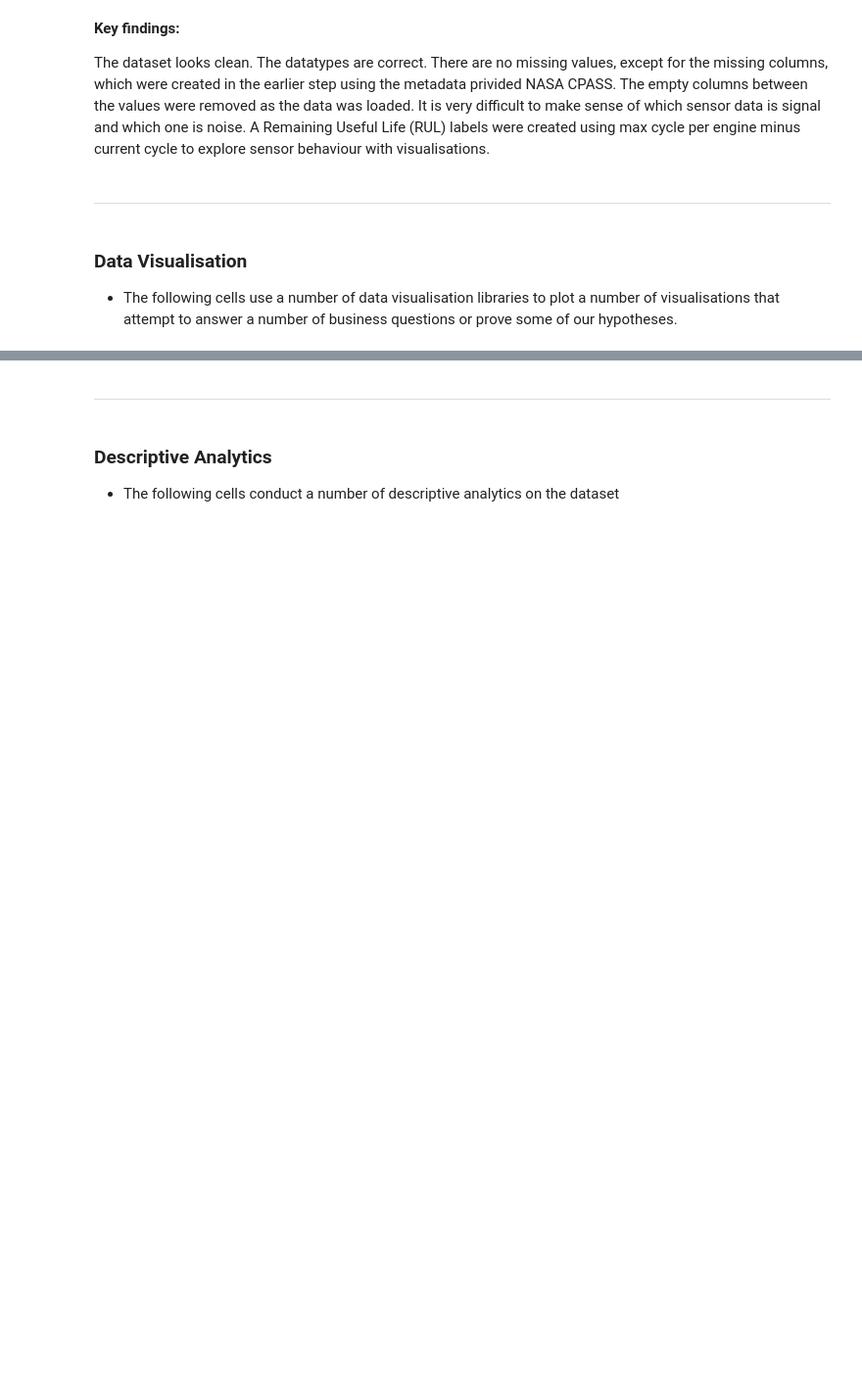
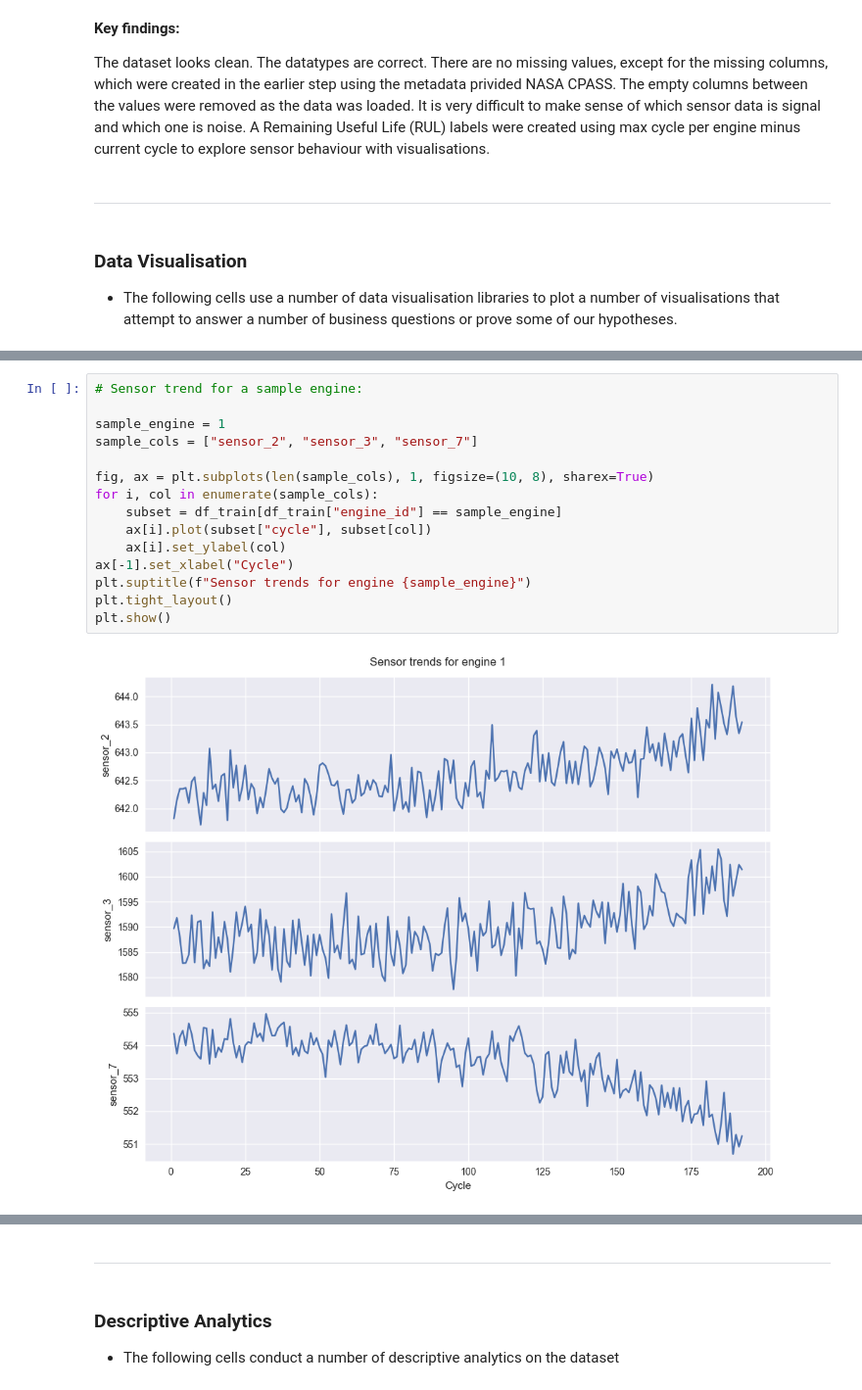
Before and after one commit to sarkima/predictive-maintenance-project, a Jupyter notebook: jupyter_notebooks/predictive-maintenance-analytics.ipynb, the cells around one changed output, grey strips where cells are left out. Shown at 98% size. Drawn from its saved outputs; the diff is of its cells as text; blank space fills up the shorter version.

```diff
--- a/jupyter_notebooks/predictive-maintenance-analytics.ipynb
+++ b/jupyter_notebooks/predictive-maintenance-analytics.ipynb
@@ -316,0 +329,17 @@ The dataset looks clean.  The datatypes are correct. There are no missing values
+# %%
+# Sensor trend for a sample engine:
+
+sample_engine = 1
+sample_cols = ["sensor_2", "sensor_3", "sensor_7"]
+
+fig, ax = plt.subplots(len(sample_cols), 1, figsize=(10, 8), sharex=True)
+for i, col in enumerate(sample_cols):
+    subset = df_train[df_train["engine_id"] == sample_engine]
+    ax[i].plot(subset["cycle"], subset[col])
+    ax[i].set_ylabel(col)
+ax[-1].set_xlabel("Cycle")
+plt.suptitle(f"Sensor trends for engine {sample_engine}")
+plt.tight_layout()
+plt.show()
+# %% [output]
+[figure, added]
```
Also changed, not shown: parts of 4 cells of this notebook, 1 other file.
